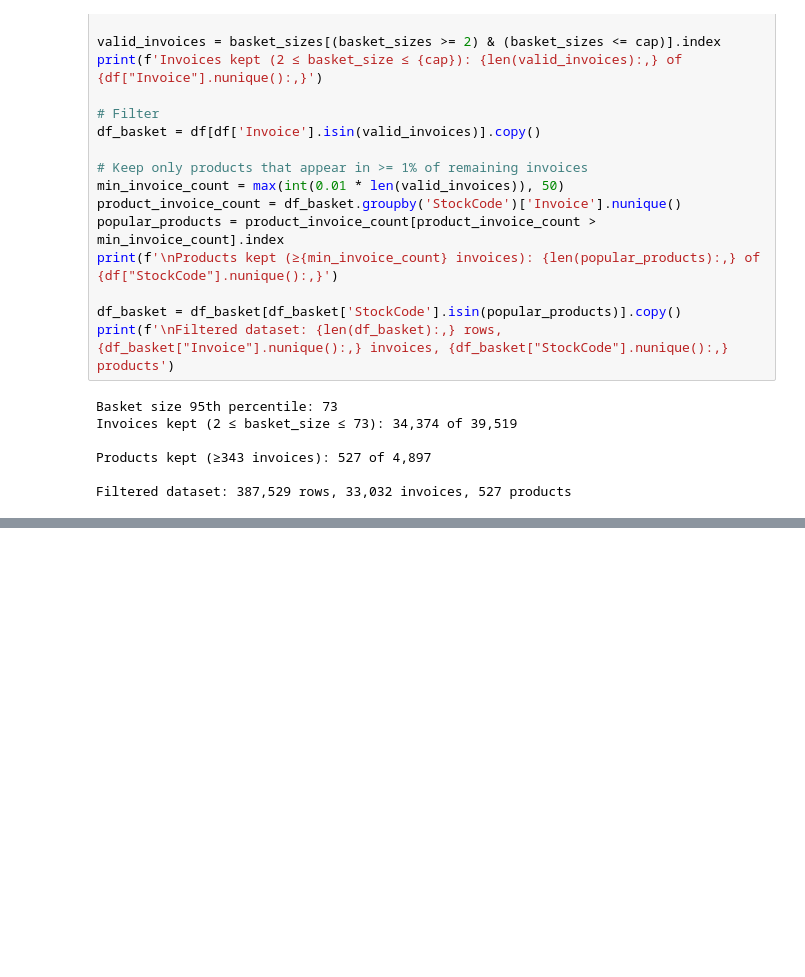
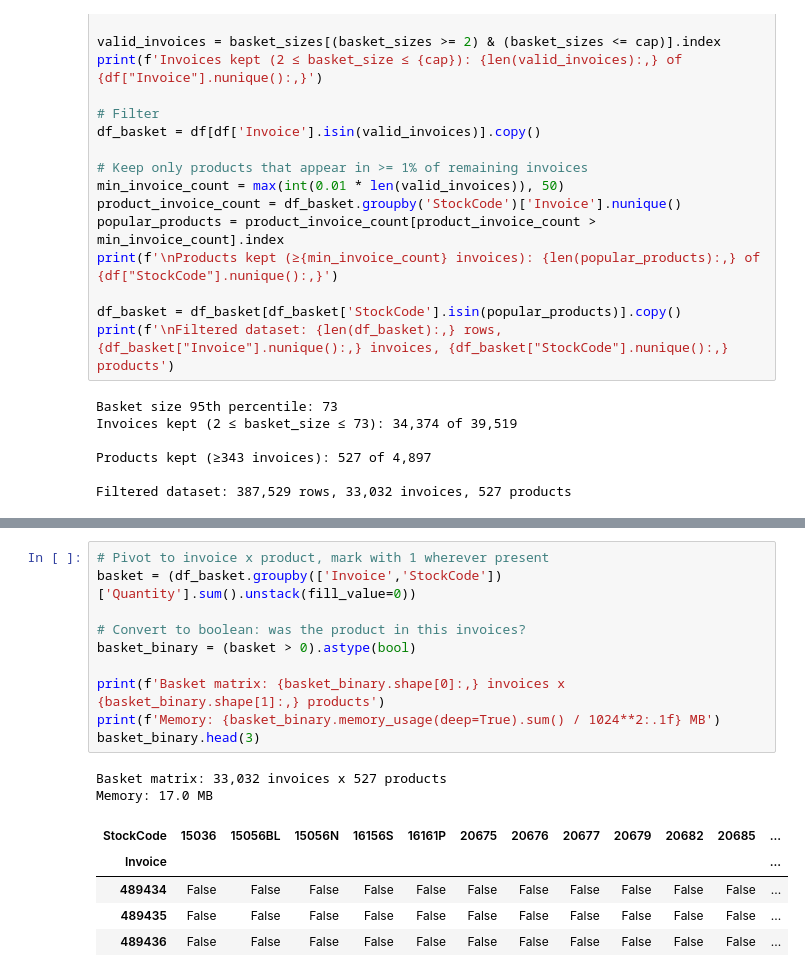
Before and after one commit to JomarHAN/ML-UCI-Online-Retail-II, a Jupyter notebook: notebooks/07_market_basket.ipynb, the cells around one changed output, grey strips where cells are left out. Drawn from its saved outputs; the diff is of its cells as text; blank space fills up the shorter version.

Commit message:
3. Build the basket matrix

```diff
--- a/notebooks/07_market_basket.ipynb
+++ b/notebooks/07_market_basket.ipynb
@@ -114,0 +123,18 @@ Filtered dataset: 387,529 rows, 33,032 invoices, 527 products
+# %%
+# Pivot to invoice x product, mark with 1 wherever present
+basket = (df_basket.groupby(['Invoice','StockCode'])['Quantity'].sum().unstack(fill_value=0))
+
+# Convert to boolean: was the product in this invoices?
+basket_binary = (basket > 0).astype(bool)
+
+print(f'Basket matrix: {basket_binary.shape[0]:,} invoices x {basket_binary.shape[1]:,} products')
+print(f'Memory: {basket_binary.memory_usage(deep=True).sum() / 1024**2:.1f} MB')
+basket_binary.head(3)
+# %% [output]
+Basket matrix: 33,032 invoices x 527 products
+Memory: 17.0 MB
+| StockCode | 15036 | 15056BL | 15056N | 16156S | 16161P | 20675 | 20676 | 20677 | 20679 | 20682 | 20685 | ... |
+| Invoice |  |  |  |  |  |  |  |  |  |  |  | ... |
+| 489434 | False | False | False | False | False | False | False | False | False | False | False | ... |
+| 489435 | False | False | False | False | False | False | False | False | False | False | False | ... |
+| 489436 | False | False | False | False | False | False | False | False | False | False | False | ... |
```
Also changed, not shown: parts of 1 cell of this notebook.
